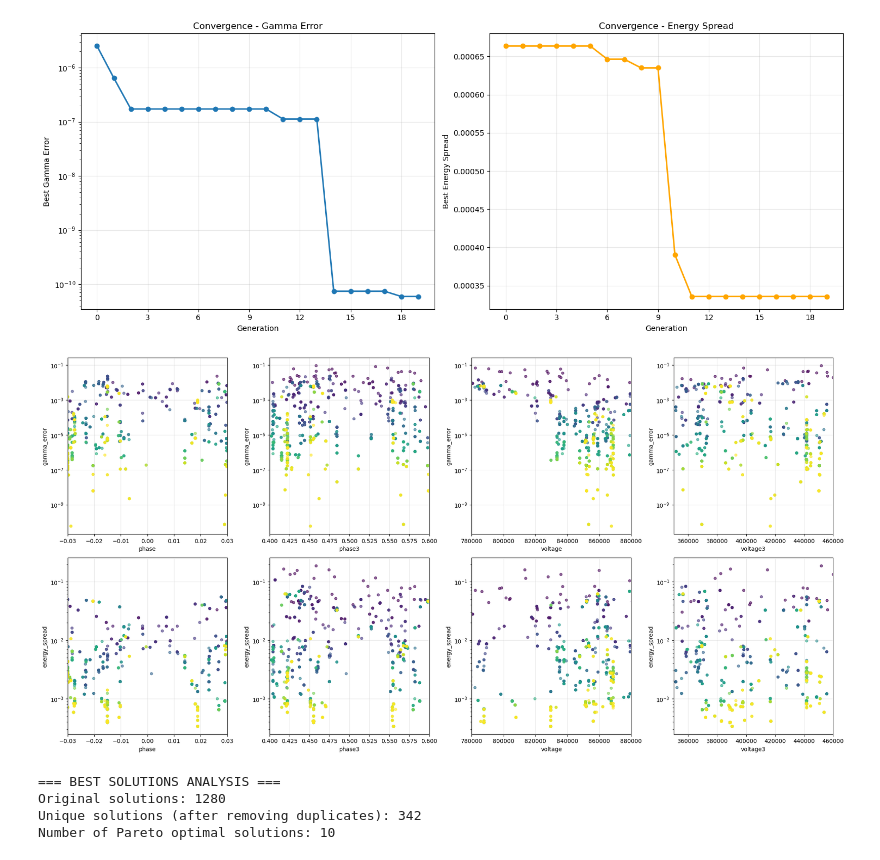
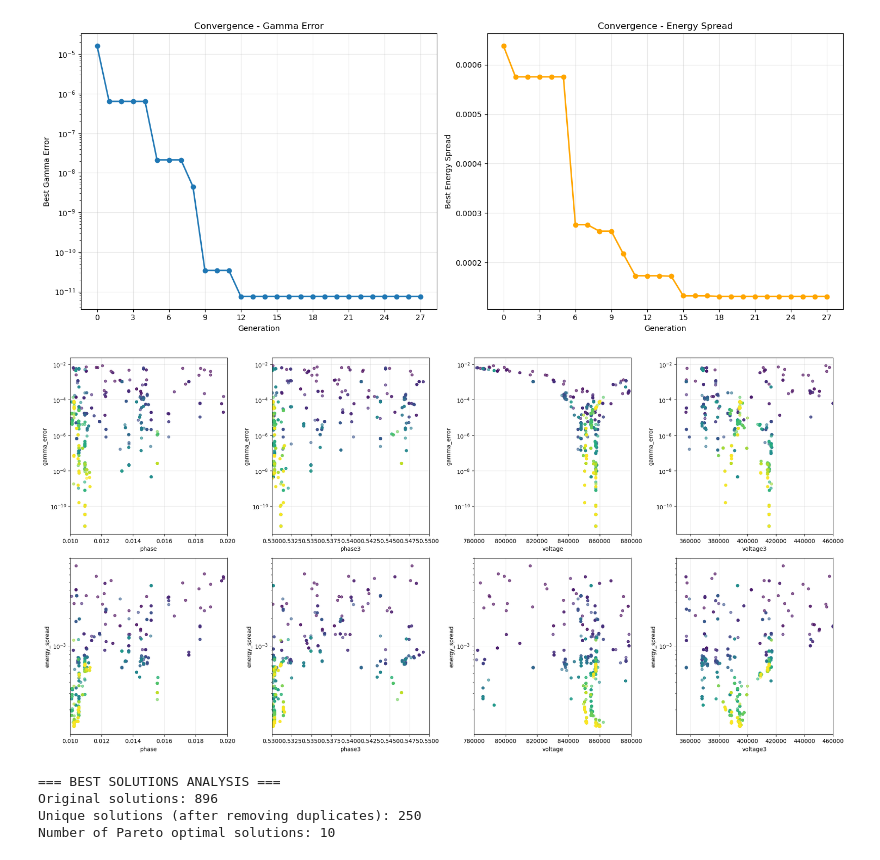
Before and after one commit to ndwang/LEC_optimization, a Jupyter notebook: read_output.ipynb, the cells around one changed output. Saved outputs shown, nothing was run; the diff lists cells and outputs as text; code cells hidden in the pictures.

```diff
--- a/read_output.ipynb
+++ b/read_output.ipynb
@@ -12,8 +12,8 @@ import yaml
 import pandas as pd
 from glob import glob
 # %%
-OUTPUT_PATH = "cav_run2_20250714/"
-#OUTPUT_PATH = "temp/"
+#OUTPUT_PATH = "cav_run2_20250714/"
+OUTPUT_PATH = "temp/"
 # %%
 # find all popolation files and sort by generation
 pop_files = sorted(glob(OUTPUT_PATH + "cnsga_population*"))
@@ -119,32 +119,32 @@ axes[1].xaxis.set_major_locator(plt.MaxNLocator(integer=True))
 plt.tight_layout()
 plt.show()
 # %% [output]
-[figure, old version]
+[figure, new version]
 # %%
 # 5. Variable vs Objective relationships
 fig, axes = plt.subplots(2, 4, figsize=(20, 10))
 
 for i, var in enumerate(variables):
     for j, obj in enumerate(objectives):
         ax = axes[j, i]
         ax.scatter(pop_df[var], pop_df[obj], alpha=0.6, s=20, c=pop_df['generation'], cmap='viridis')
         ax.set_xlabel(var)
         ax.set_ylabel(obj)
         ax.set_yscale('log')
         ax.grid(True, alpha=0.3)
         if var == 'phase':
-            ax.set_xlim(-0.03, 0.03)
+            ax.set_xlim(0.01, 0.02)
         elif var == 'phase3':
-            ax.set_xlim(0.4, 0.6)
+            ax.set_xlim(0.53, 0.55)
         elif var == 'voltage':
             ax.set_xlim(780e3, 880e3)
         elif var == 'voltage3':
             ax.set_xlim(350e3, 460e3)
 
 plt.tight_layout()
 plt.show()
 # %% [output]
-[figure, old version]
+[figure, new version]
 # %%
 # 6. Find and analyze the best solutions
 print("=== BEST SOLUTIONS ANALYSIS ===")
@@ -175,8 +175,8 @@ pareto_df = pd.DataFrame(pareto_front)
 print(f"Number of Pareto optimal solutions: {len(pareto_df)}")
 # %% [output]
 === BEST SOLUTIONS ANALYSIS ===
-Original solutions: 1280
-Unique solutions (after removing duplicates): 342
+Original solutions: 896
+Unique solutions (after removing duplicates): 250
 Number of Pareto optimal solutions: 10
 # %%
 # 7. Plot Pareto front with best solutions highlighted
```
Also changed, not shown: parts of 11 cells of this notebook.
